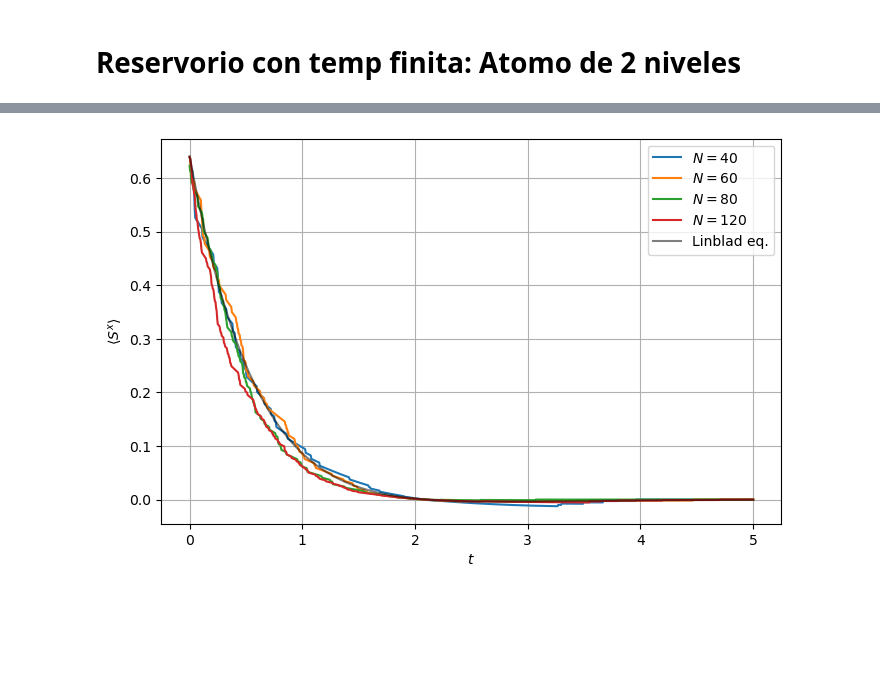
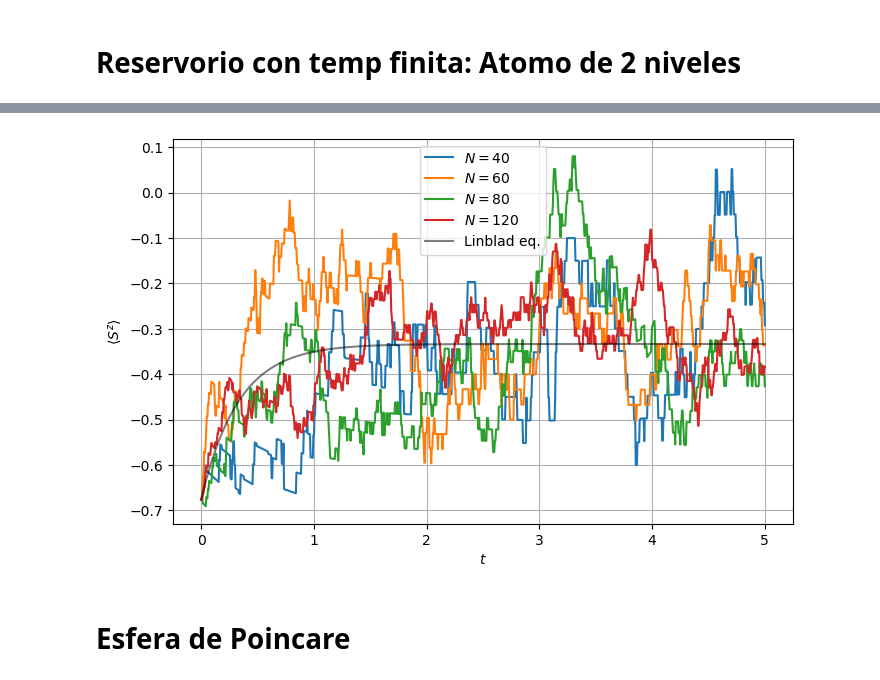
Before and after one commit to Art-999/QMPhysics, a Jupyter notebook: MCWF/MCWF_001.ipynb, the cells around one changed output, grey strips where cells are left out. Drawn from its saved outputs; the diff is of its cells as text; code cells hidden in the pictures; blank space fills up the shorter version.

```diff
--- a/MCWF/MCWF_001.ipynb
+++ b/MCWF/MCWF_001.ipynb
@@ -118,7 +118,7 @@ Acoplado a un baño de osciladores en su estado base (T=0 K) (Acoplamiento tipo
 two-level system of a harmonic oscillator with a spontaneous-emission like
 coupling , i.e., a coupling to a bath of harmonic oscillators in its ground state (zero temperature). Molmer paper eq3
 """
-N = 50# Espacio de Hilbert
+N = 100# Espacio de Hilbert
 ket0 = basis(N, 0)
 ket1 = basis(N,1)
 
@@ -132,7 +132,7 @@ else:
 Gamma = 1
 omega_0 = 1
 # Estado inicial
-phi_0 = alpha*ket0 + beta*ket1
+phi_0 = coherent(N, 1)
 
 
 b = destroy(N)
@@ -154,7 +154,7 @@ for N in N_traj:
             phi_0,
             H_s,
             L_ops,
-            t_final=5,
+            t_final=10,
             dt=0.005
         )
 
@@ -208,3 +208,37 @@ plt.savefig('HO_twolevels.pdf')
 plt.show()
 # %% [output]
 [figure]
+# %%
+X = np.sqrt(2)*(b.dag() + b)
+P = -1j*np.sqrt(2)*(b.dag() - b)
+
+for n in range(len(N_traj)):
+    Xprom = np.mean(
+            [
+                np.array([
+                    expect(X, phi)
+                    for phi in tray
+                ])
+                for tray in tray_n[n]
+            ],
+            axis=0
+        )
+    Pprom = np.mean(
+            [
+                np.array([
+                    expect(P, phi)
+                    for phi in tray
+                ])
+                for tray in tray_n[n]
+            ],
+            axis=0
+        )
+
+import matplotlib.pyplot as plt
+
+
+plt.title('Espacio fase')
+plt.grid(0.5)
+plt.xlabel(r'$\langle X \rangle$')
+plt.ylabel(r'$\langle P \rangle$')
+plt.scatter(Xprom,Pprom, s= 1, c='darkred')
@@ -418,7 +455,7 @@ t = np.arange(0, 5+0.005 , 0.005)
 rho_0 = phi_0*phi_0.dag()
 
 exp_ops = [sigmax()]
-evo = mesolve(H_s , rho_0, t, L_ops, exp_ops)
+evo = mesolve(H_s , rho_0, t, L_ops, e_ops=exp_ops)
 
 print('----------------------------finished integrating----------------------------')
 # %% [output]
@@ -428,32 +465,34 @@ finished integrating
 plt.figure(figsize=(8, 5))
 
 for n in range(len(N_traj)):
 
     promedio = np.mean(
         [
             np.array([
                 expect(exp_ops, phi)
                 for phi in tray
             ])
             for tray in tray_n[n]
         ],
         axis=0
     )
 
     plt.plot(
         t,
         promedio,
         label=fr"$N={N_traj[n]}$"
     )
 plt.plot(t, evo.expect[0], c='black', label = 'Linblad eq.', alpha=0.5)
 
 #plt.ylim(0.6,1.5)
 plt.xlabel(r"$t$")
-plt.ylabel(r"$\langle S^x \rangle$")
+plt.ylabel(r"$\langle S^z \rangle$")
 plt.legend()
 plt.grid()
 
 plt.savefig('2lvlAtom.pdf')
 plt.show()
 # %% [output]
-[figure, old version]
+[figure, new version]
+# %% [markdown]
+# Esfera de Poincare
```
Also changed, not shown: parts of 3 cells of this notebook.
